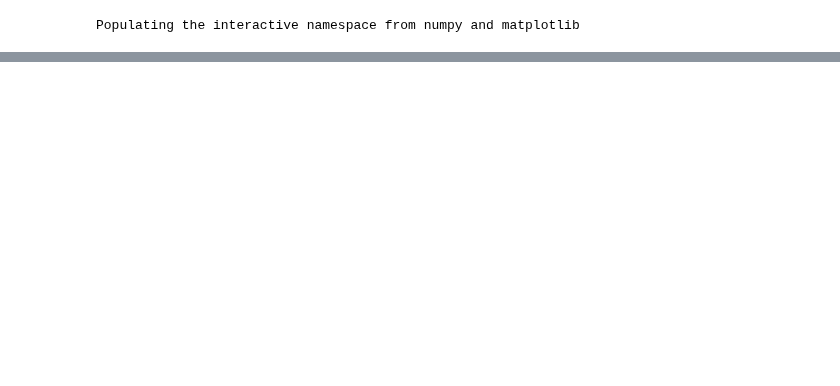
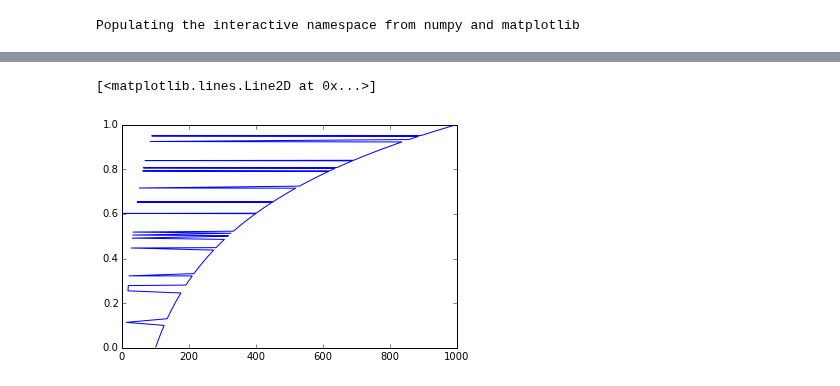
Before and after one commit to milcent/benford_py, a Jupyter notebook: Benford.ipynb, the cells around one changed output, grey strips where cells are left out. Saved outputs shown, nothing was run; the diff lists cells and outputs as text; code cells hidden in the pictures; blank space fills up the shorter version.

Commit message:
Improved mantissas function

```diff
--- a/Benford.ipynb
+++ b/Benford.ipynb
@@ -113,0 +134,3 @@ None
+# %%
+tt = pd.DataFrame(g, columns=['numbers'])
+tt.head()
@@ -113,0 +155,4 @@ None
+# %%
+tt['mantissas']=np.log10(tt.numbers) - np.log10(tt.numbers).astype(int)
+tt = tt.sort(columns='mantissas')         #sort DataFrame by mantissas column
+tt.head()
@@ -113,0 +166,5 @@ None
+# %%
+plt.plot(tt.numbers, tt.mantissas)
+# %% [output]
+[<matplotlib.lines.Line2D at 0x...>]
+[figure, added]
```
Also changed, not shown: parts of 13 cells of this notebook, 1 other file.
